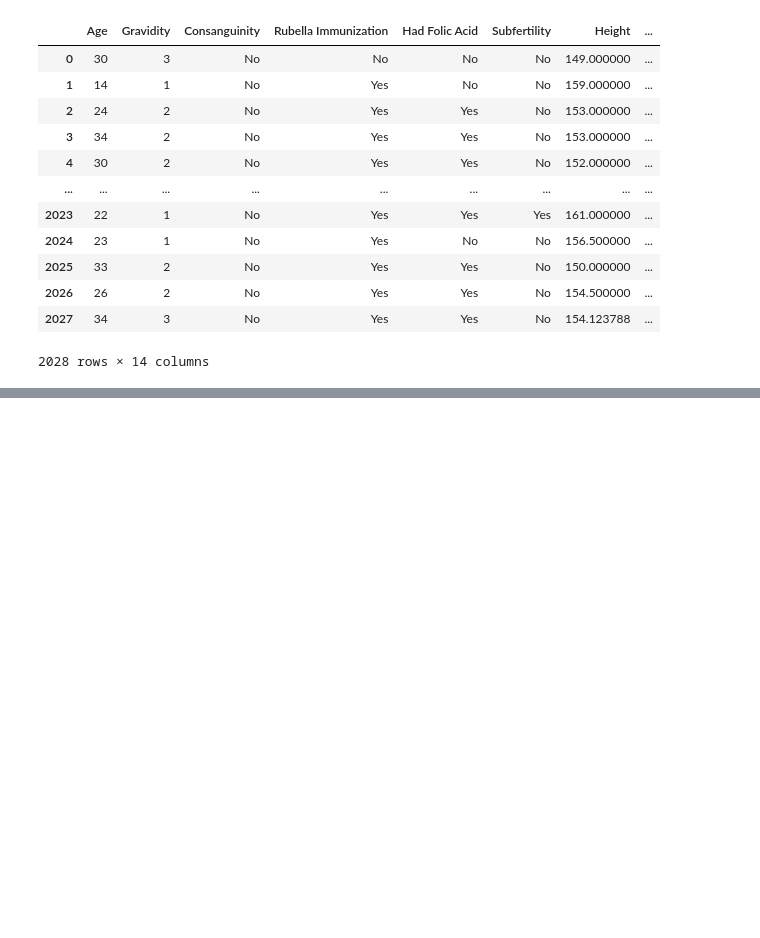
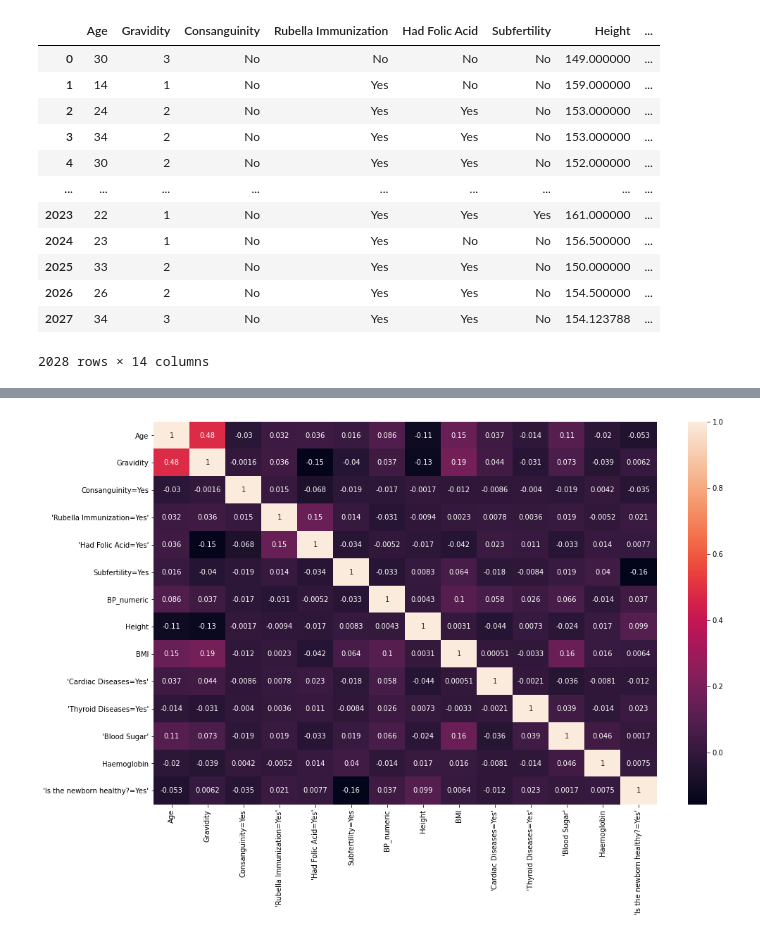
Before and after one commit to UmeshikaThathsarani/PregRed, a Jupyter notebook: Pregred_Somaskaran.ipynb, the cells around one changed output, grey strips where cells are left out. Cells and saved outputs as stored; diff of their text form; code cells hidden in the pictures; blank space fills up the shorter version.

```diff
--- a/Pregred_Somaskaran.ipynb
+++ b/Pregred_Somaskaran.ipynb
@@ -359 +359,5 @@ df6
 2028 rows × 14 columns
+# %%
+pd.options.display.float_format = '{:,.3f}'.format
+df7=pd.read_csv('/content/gdrive/MyDrive/SDG_ML_DATASET_11_03_2021/Colabs_Nominaltobinary_converted_Dataset.csv')
+df7
@@ -359,0 +396,8 @@ df6
+# %%
+import matplotlib.pyplot as plt
+import seaborn as sns
+plt.figure(figsize=(16,10))
+sns.heatmap(df7.corr(), annot=True)
+plt.show()
+# %% [output]
+[figure, added]
```
Also changed, not shown: parts of 6 cells of this notebook.
